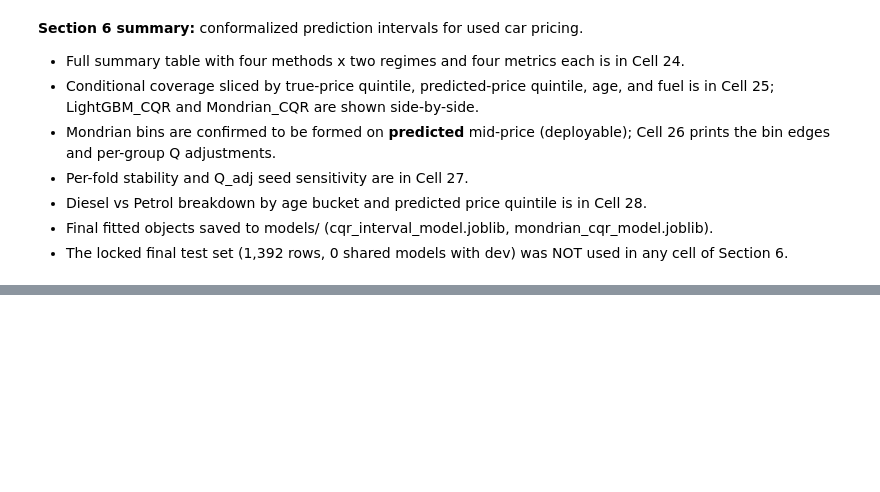
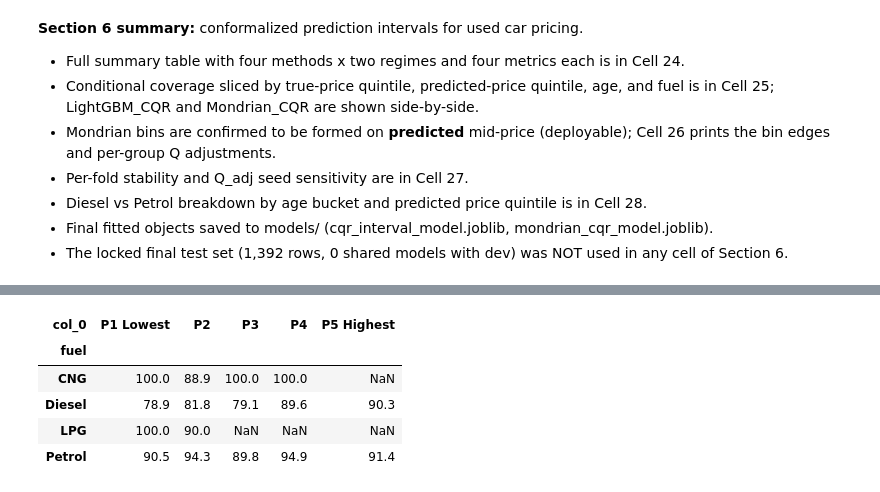
Before and after one commit to aayaan-khan/Used-Cars-Cost-Prediction, a Jupyter notebook: notebooks/Used_Cars_Cost_Prediction.ipynb, the cells around one changed output, grey strips where cells are left out. Cells and saved outputs as stored; diff of their text form; code cells hidden in the pictures; blank space fills up the shorter version.

```diff
--- a/notebooks/Used_Cars_Cost_Prediction.ipynb
+++ b/notebooks/Used_Cars_Cost_Prediction.ipynb
@@ -1182,0 +1343,75 @@ Saved: models/cqr_interval_model.joblib  models/mondrian_cqr_model.joblib
+# %%
+# Cell 31: slice evaluations by fuel, fuel x predicted price quintile, and decision rule evaluation
+pred_mid_log = (cand_g_oof["A_LightGBM_CQR"][0] + cand_g_oof["A_LightGBM_CQR"][1]) / 2.0
+pred_quintile = pd.qcut(np.exp(pred_mid_log), 5, labels=["P1 Lowest", "P2", "P3", "P4", "P5 Highest"])
+
+fuel_cov_dict = {}
+for name in ["A_LightGBM_CQR", "B_Fuel_CQR", "C_Adaptive_CQR"]:
+    lo, hi = cand_g_oof[name]
+    cov = (dev.log_price >= lo) & (dev.log_price <= hi)
+    fuel_cov_dict[name] = dev.groupby("fuel", observed=True)["log_price"].apply(lambda s: round(100 * cov.loc[s.index].mean(), 1))
+fuel_cov_df = pd.DataFrame(fuel_cov_dict)
+print("=== Coverage by Fuel (%): ===")
+display(fuel_cov_df)
+
+print("\n=== Coverage Grid (Fuel x Predicted-Price Quintile) ===")
+worst_segments = {}
+grid_dfs = {}
+for name in ["A_LightGBM_CQR", "B_Fuel_CQR", "C_Adaptive_CQR"]:
+    lo, hi = cand_g_oof[name]
+    cov = (dev.log_price >= lo) & (dev.log_price <= hi)
+    grid = pd.crosstab(dev.fuel, pred_quintile, values=cov, aggfunc=lambda s: round(100 * s.mean(), 1))
+    grid_dfs[name] = grid
+    min_dp = grid.loc[["Diesel", "Petrol"]].min().min()
+    worst_segments[name] = min_dp
+    print(f"\n--- {name} (Worst Segment Diesel/Petrol: {min_dp}%) ---")
+    display(grid)
+
+grid_n = pd.crosstab(dev.fuel, pred_quintile)
+print("\n=== Counts (n) per Grid Cell ===")
+display(grid_n)
+
+print("\n=== Worst-Segment Summary per Candidate ===")
+worst_df = pd.DataFrame([{"Candidate": k, "Worst_Segment_cov_%": v} for k, v in worst_segments.items()]).set_index("Candidate")
+display(worst_df)
+
+# Programmatic Decision Rule Implementation
+base_width_A = cand_summary_df.loc["A_LightGBM_CQR", "G_wid_%"]
+worst_cov_A = worst_segments["A_LightGBM_CQR"]
+
+rule_eval = []
+for name in ["A_LightGBM_CQR", "B_Fuel_CQR", "C_Adaptive_CQR"]:
+    cov_g = cand_summary_df.loc[name, "G_cov_%"]
+    wid_g = cand_summary_df.loc[name, "G_wid_%"]
+    worst_seg = worst_segments[name]
+
+    pass_cov = (cov_g >= 88.0)
+    pass_wid = (wid_g <= 1.10 * base_width_A)
+    beats_A = (worst_seg > worst_cov_A) if name != "A_LightGBM_CQR" else False
+
+    rule_eval.append({
+        "Candidate": name,
+        "Grouped_Cov_%": cov_g,
+        "Pass_Cov_>=88%": pass_cov,
+        "Med_Width_%": wid_g,
+        "Max_Allowed_Width_%": round(1.10 * base_width_A, 2),
+        "Pass_Width_Constraint": pass_wid,
+        "Worst_Segment_%": worst_seg,
+        "Beats_A_Worst_Segment": beats_A
+    })
+
+rule_df = pd.DataFrame(rule_eval).set_index("Candidate")
+print("\n=== Decision Rule Constraint Evaluation ===")
+display(rule_df)
+
+# Selection logic
+eligible = [r for r in rule_eval if r["Pass_Cov_>=88%"] and r["Pass_Width_Constraint"]]
+eligible_sorted = sorted(eligible, key=lambda x: x["Worst_Segment_%"], reverse=True)
+
+if eligible_sorted and eligible_sorted[0]["Worst_Segment_%"] > worst_cov_A:
+    winner_name = eligible_sorted[0]["Candidate"]
+else:
+    winner_name = "A_LightGBM_CQR"
+
+print(f"\n>>> PROGRAMMATICALLY SELECTED WINNER: {winner_name} <<<")
+# %% [output]
@@ -1182,0 +1428,6 @@ Saved: models/cqr_interval_model.joblib  models/mondrian_cqr_model.joblib
+| col_0 | P1 Lowest | P2 | P3 | P4 | P5 Highest |
+| fuel |  |  |  |  |  |
+| CNG | 100.0 | 88.9 | 100.0 | 100.0 | NaN |
+| Diesel | 78.9 | 81.8 | 79.1 | 89.6 | 90.3 |
+| LPG | 100.0 | 90.0 | NaN | NaN | NaN |
+| Petrol | 90.5 | 94.3 | 89.8 | 94.9 | 91.4 |
```
Also changed, not shown: parts of 6 cells of this notebook, 2 other files.
